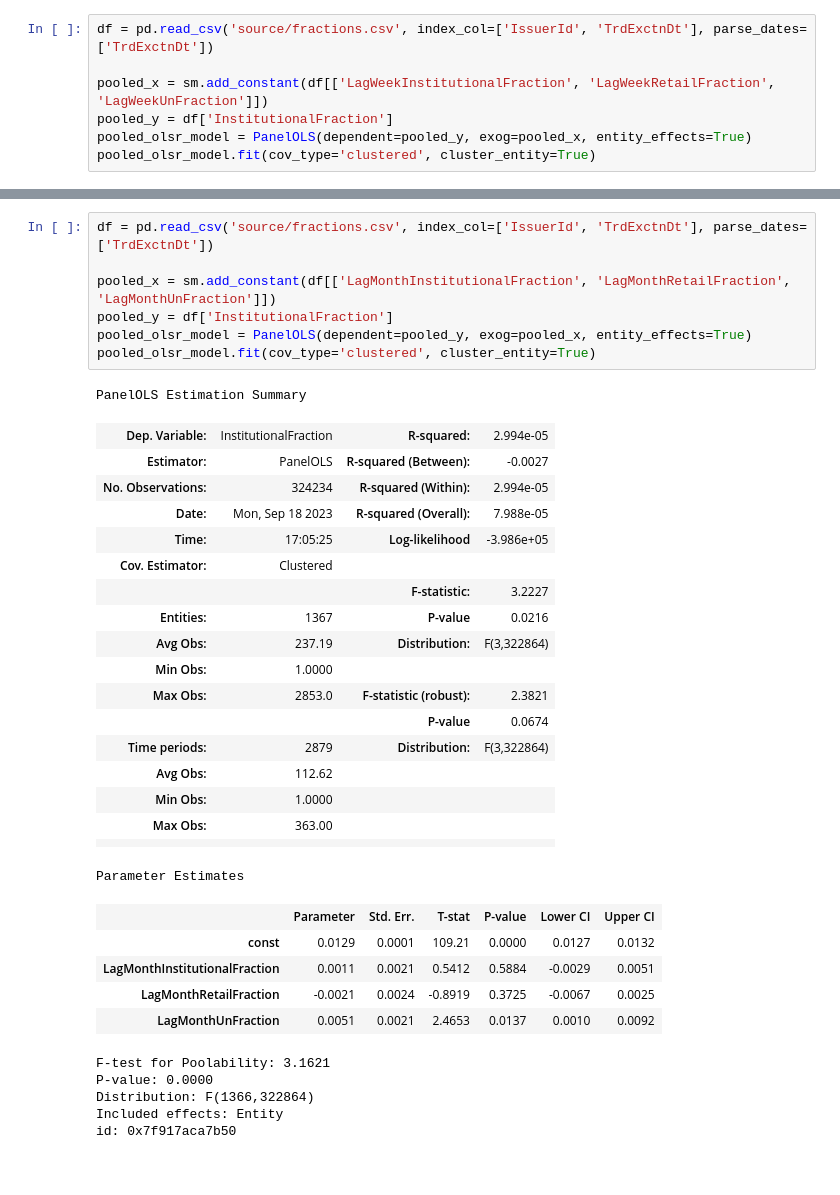
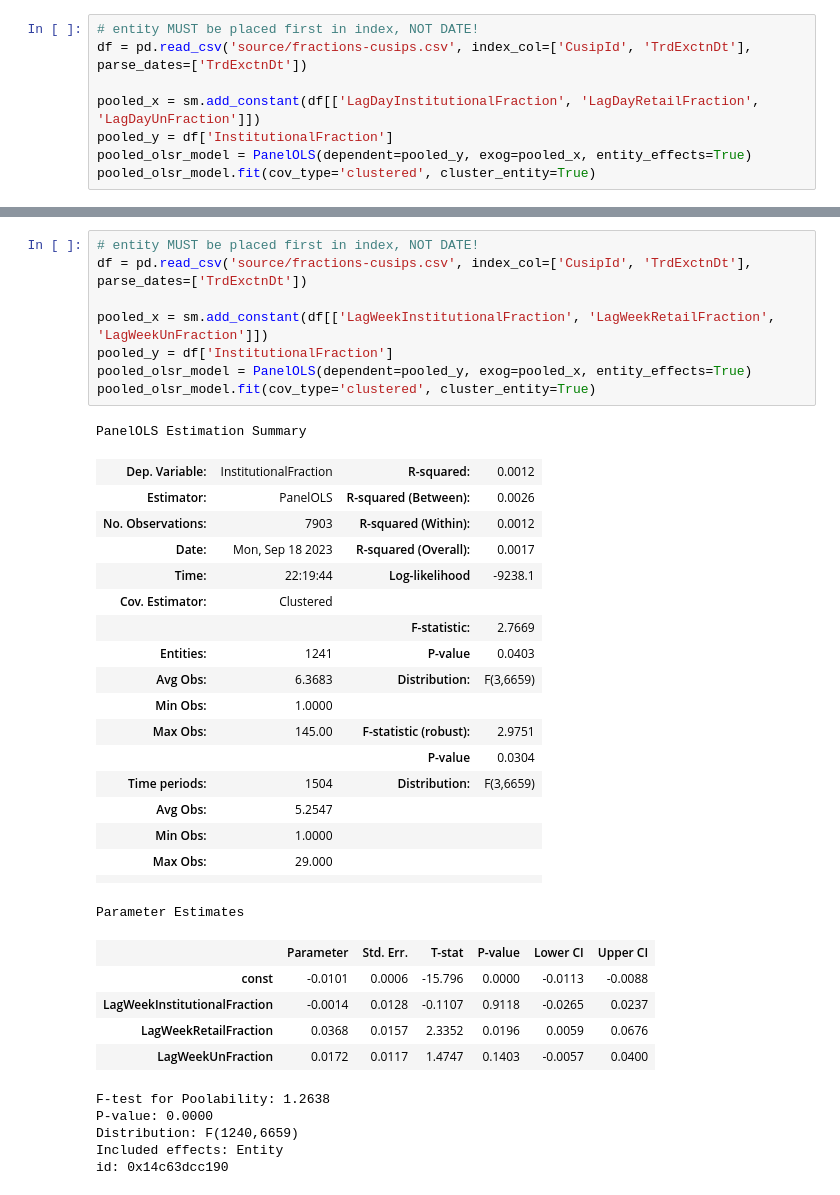
Before and after one commit to sonqo/msc-data-science, a Jupyter notebook: 0-thesis/herding/regression-fractions.ipynb, the cells around one changed output, grey strips where cells are left out. Cells and saved outputs as stored; diff of their text form.

```diff
--- a/0-thesis/herding/regression-fractions.ipynb
+++ b/0-thesis/herding/regression-fractions.ipynb
@@ -8,7 +7,8 @@ from linearmodels.panel import PanelOLS
 # %%
-df = pd.read_csv('source/fractions.csv', index_col=['IssuerId', 'TrdExctnDt'], parse_dates=['TrdExctnDt'])
+# entity MUST be placed first in index, NOT DATE!
+df = pd.read_csv('source/fractions-cusips.csv', index_col=['CusipId', 'TrdExctnDt'], parse_dates=['TrdExctnDt'])
 
-pooled_x = sm.add_constant(df[['LagWeekInstitutionalFraction', 'LagWeekRetailFraction', 'LagWeekUnFraction']])
+pooled_x = sm.add_constant(df[['LagDayInstitutionalFraction', 'LagDayRetailFraction', 'LagDayUnFraction']])
 pooled_y = df['InstitutionalFraction']
 pooled_olsr_model = PanelOLS(dependent=pooled_y, exog=pooled_x, entity_effects=True)
 pooled_olsr_model.fit(cov_type='clustered', cluster_entity=True)
@@ -45,38 +47,39 @@ id: 0x7f918a8ebbb0
 # %%
-df = pd.read_csv('source/fractions.csv', index_col=['IssuerId', 'TrdExctnDt'], parse_dates=['TrdExctnDt'])
+# entity MUST be placed first in index, NOT DATE!
+df = pd.read_csv('source/fractions-cusips.csv', index_col=['CusipId', 'TrdExctnDt'], parse_dates=['TrdExctnDt'])
 
-pooled_x = sm.add_constant(df[['LagMonthInstitutionalFraction', 'LagMonthRetailFraction', 'LagMonthUnFraction']])
+pooled_x = sm.add_constant(df[['LagWeekInstitutionalFraction', 'LagWeekRetailFraction', 'LagWeekUnFraction']])
 pooled_y = df['InstitutionalFraction']
 pooled_olsr_model = PanelOLS(dependent=pooled_y, exog=pooled_x, entity_effects=True)
 pooled_olsr_model.fit(cov_type='clustered', cluster_entity=True)
 # %% [output]
 PanelOLS Estimation Summary
-| Dep. Variable: | InstitutionalFraction | R-squared: | 2.994e-05 |
-| Estimator: | PanelOLS | R-squared (Between): | -0.0027 |
-| No. Observations: | 324234 | R-squared (Within): | 2.994e-05 |
-| Date: | Mon, Sep 18 2023 | R-squared (Overall): | 7.988e-05 |
-| Time: | 17:05:25 | Log-likelihood | -3.986e+05 |
+| Dep. Variable: | InstitutionalFraction | R-squared: | 0.0012 |
+| Estimator: | PanelOLS | R-squared (Between): | 0.0026 |
+| No. Observations: | 7903 | R-squared (Within): | 0.0012 |
+| Date: | Mon, Sep 18 2023 | R-squared (Overall): | 0.0017 |
+| Time: | 22:19:44 | Log-likelihood | -9238.1 |
 | Cov. Estimator: | Clustered |  |  |
-|  |  | F-statistic: | 3.2227 |
-| Entities: | 1367 | P-value | 0.0216 |
-| Avg Obs: | 237.19 | Distribution: | F(3,322864) |
+|  |  | F-statistic: | 2.7669 |
+| Entities: | 1241 | P-value | 0.0403 |
+| Avg Obs: | 6.3683 | Distribution: | F(3,6659) |
 | Min Obs: | 1.0000 |  |  |
-| Max Obs: | 2853.0 | F-statistic (robust): | 2.3821 |
-|  |  | P-value | 0.0674 |
-| Time periods: | 2879 | Distribution: | F(3,322864) |
-| Avg Obs: | 112.62 |  |  |
+| Max Obs: | 145.00 | F-statistic (robust): | 2.9751 |
+|  |  | P-value | 0.0304 |
+| Time periods: | 1504 | Distribution: | F(3,6659) |
+| Avg Obs: | 5.2547 |  |  |
 | Min Obs: | 1.0000 |  |  |
-| Max Obs: | 363.00 |  |  |
+| Max Obs: | 29.000 |  |  |
 |  |  |  |  |
 Parameter Estimates
 |  | Parameter | Std. Err. | T-stat | P-value | Lower CI | Upper CI |
-| const | 0.0129 | 0.0001 | 109.21 | 0.0000 | 0.0127 | 0.0132 |
-| LagMonthInstitutionalFraction | 0.0011 | 0.0021 | 0.5412 | 0.5884 | -0.0029 | 0.0051 |
-| LagMonthRetailFraction | -0.0021 | 0.0024 | -0.8919 | 0.3725 | -0.0067 | 0.0025 |
-| LagMonthUnFraction | 0.0051 | 0.0021 | 2.4653 | 0.0137 | 0.0010 | 0.0092 |
+| const | -0.0101 | 0.0006 | -15.796 | 0.0000 | -0.0113 | -0.0088 |
+| LagWeekInstitutionalFraction | -0.0014 | 0.0128 | -0.1107 | 0.9118 | -0.0265 | 0.0237 |
+| LagWeekRetailFraction | 0.0368 | 0.0157 | 2.3352 | 0.0196 | 0.0059 | 0.0676 |
+| LagWeekUnFraction | 0.0172 | 0.0117 | 1.4747 | 0.1403 | -0.0057 | 0.0400 |
-F-test for Poolability: 3.1621
+F-test for Poolability: 1.2638
 P-value: 0.0000
-Distribution: F(1366,322864)
+Distribution: F(1240,6659)
 Included effects: Entity
-id: 0x7f917aca7b50
+id: 0x14c63dcc190
 # %% [markdown]
```
Also changed, not shown: parts of 13 cells of this notebook, 12 other files.
